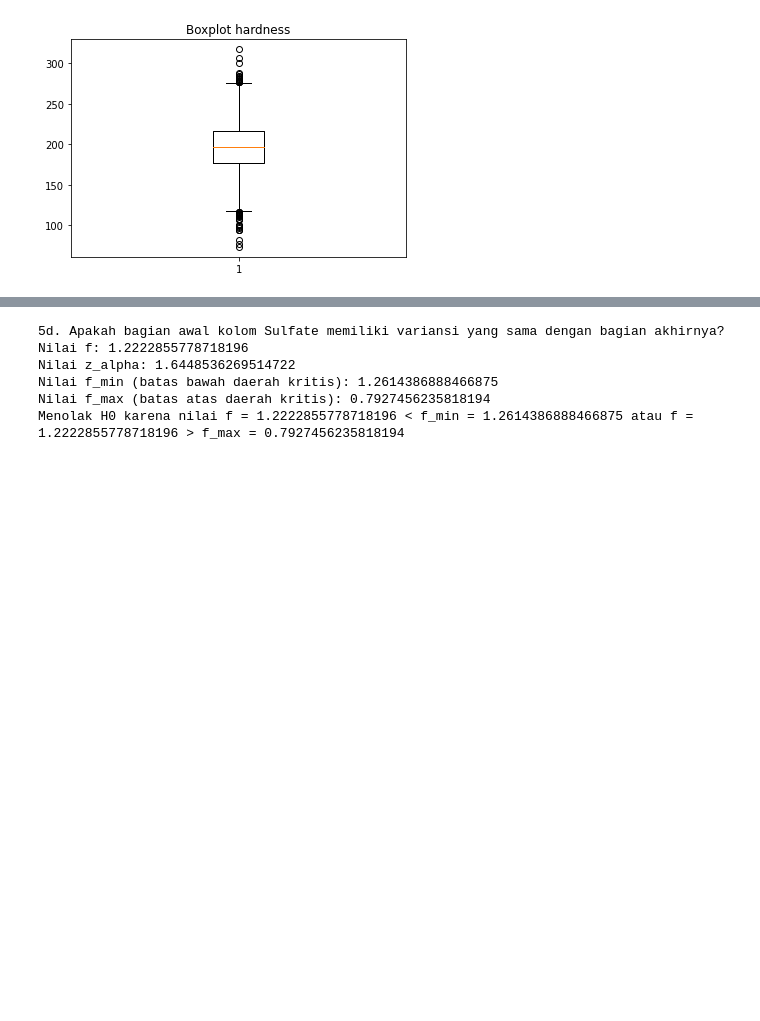
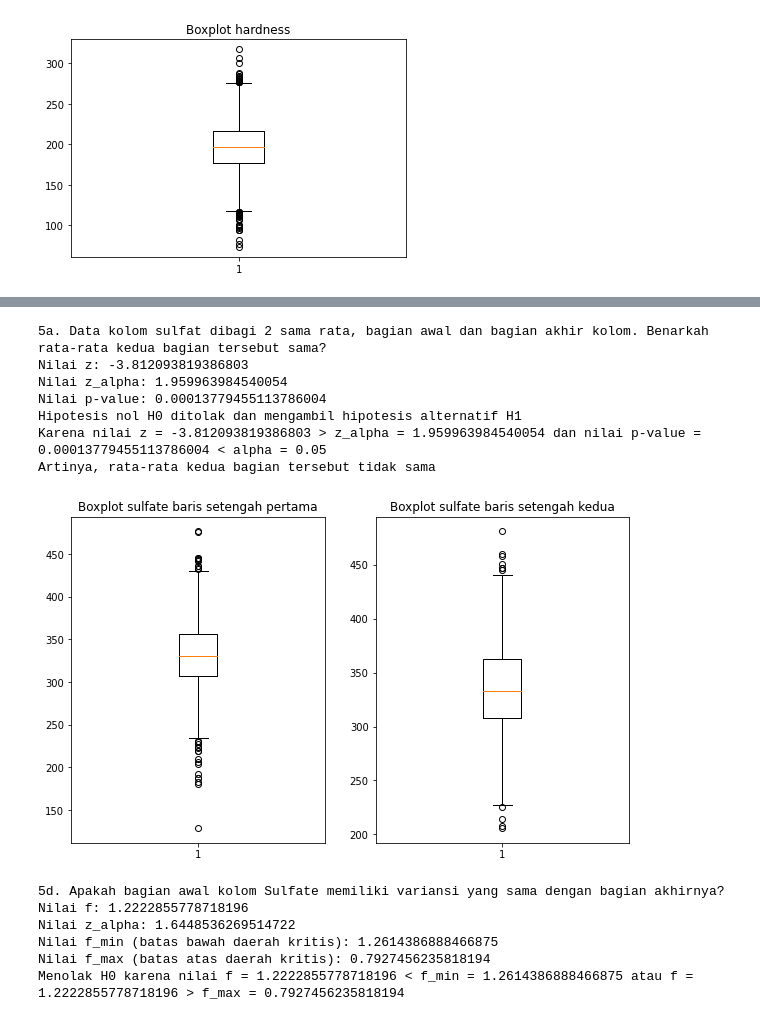
Before and after one commit to LordGedelicious/Tugas-Besar-Probstat-, a Jupyter notebook: main.ipynb, the cells around one changed output, grey strips where cells are left out. Cells and saved outputs as stored; diff of their text form; code cells hidden in the pictures; blank space fills up the shorter version.

```diff
--- a/main.ipynb
+++ b/main.ipynb
@@ -534,6 +588,10 @@ sulfat2ndHalfData = data.tail(int(len(data)/2))['sulfate']
 alpha = 0.05
 
 # Langkah 4 : Tentukan uji statistik yang sesuai dan tentukan daerah kritis
+if (len(sulfat1stHalfData) - 1 > 30) and (len(sulfat2ndHalfData) - 1 > 30):
+    print("Karena derajat kebebasan lebih dari 30, maka kita menggunakan distribusi normal")
+else:
+    print("Karena derajat kebebasan kurang dari 30, maka kita menggunakan distribusi t")
 # Bila ingin menolak H0 kasus ini, maka daerah kritis yang harus dipenuhi adalah z < -z_(alpha/2) atau z > z_(alpha/2)
 # Nilai z dapat dihitung dengan menggunakan rumus Z_score berikut
 # z = (x1_bar - x2_bar) - d0 / sqrt((x1_std ** 2 /x1_len) + (x2_std ** 2 /x2_len))
@@ -544,33 +602,42 @@ z_score = (sulfat1stHalfData.mean() - sulfat2ndHalfData.mean()) - d0 / math.sqrt
 z_alpha_score = st.norm.ppf(1 - alpha/2)
 if z_score > 0:
     p_value = 2 * st.norm.sf(z_score)
 else:
     p_value = 2 * st.norm.cdf(z_score)
 
 print("Nilai z: {z}".format(z=z_score))
 print("Nilai z_alpha: {z_alpha}".format(z_alpha=z_alpha_score))
 print("Nilai p-value: {p_value}".format(p_value=p_value))
 
 # Langkah 6 : Pengambilan keputusan
 if z_score > z_alpha_score or z_score < -1 * z_alpha_score:
     if p_value > alpha:
         print("Hipotesis nol H0 gagal ditolak")
         print("Karena meskipun nilai z = {z} > z_alpha = {z_alpha}, nilai p-value = {p_value} > alpha = {alpha}".format(z=z_score, z_alpha=z_alpha_score, p_value=p_value, alpha=alpha))
     else:
         print("Hipotesis nol H0 ditolak dan mengambil hipotesis alternatif H1")
         print("Karena nilai z = {z} > z_alpha = {z_alpha} dan nilai p-value = {p_value} < alpha = {alpha}".format(z=z_score, z_alpha=z_alpha_score, p_value=p_value, alpha=alpha))
         print("Artinya, rata-rata kedua bagian tersebut tidak sama")
 else:
     print("Hipotesis nol H0 diterima karena nilai z = {z} <= z_alpha = {z_alpha}".format(z=z_score, z_alpha=z_alpha_score))
     print("Artinya, rata-rata kedua bagian tersebut sama")
 
 # Penampilan Boxplot
 figure, axis = plt.subplots(1, 2, figsize=(10, 6), gridspec_kw={'width_ratios': [1, 1]})
 axis[0].boxplot(sulfat1stHalfData)
 axis[1].boxplot(sulfat2ndHalfData)
 axis[0].set_title("Boxplot sulfate baris setengah pertama")
 axis[1].set_title("Boxplot sulfate baris setengah kedua")
 plt.show()
+# %% [output]
+5a. Data kolom sulfat dibagi 2 sama rata, bagian awal dan bagian akhir kolom. Benarkah rata-rata kedua bagian tersebut sama?
+Nilai z: -3.812093819386803
+Nilai z_alpha: 1.959963984540054
+Nilai p-value: 0.00013779455113786004
+Hipotesis nol H0 ditolak dan mengambil hipotesis alternatif H1
+Karena nilai z = -3.812093819386803 > z_alpha = 1.959963984540054 dan nilai p-value = 0.00013779455113786004 < alpha = 0.05
+Artinya, rata-rata kedua bagian tersebut tidak sama
+[figure, added]
 # %%
 # 5b. Data kolom organicCarbon dibagi 2 sama rata, bagian awal dan bagian akhir kolom. Benarkah rata-rata bagian awal lebih besar 0.15 dari rata-rata bagian akhir?
 print("5b. Data kolom organicCarbon dibagi 2 sama rata, bagian awal dan bagian akhir kolom. Benarkah rata-rata bagian awal lebih besar 0.15 dari rata-rata bagian akhir?")
```
Also changed, not shown: parts of 11 cells of this notebook.
